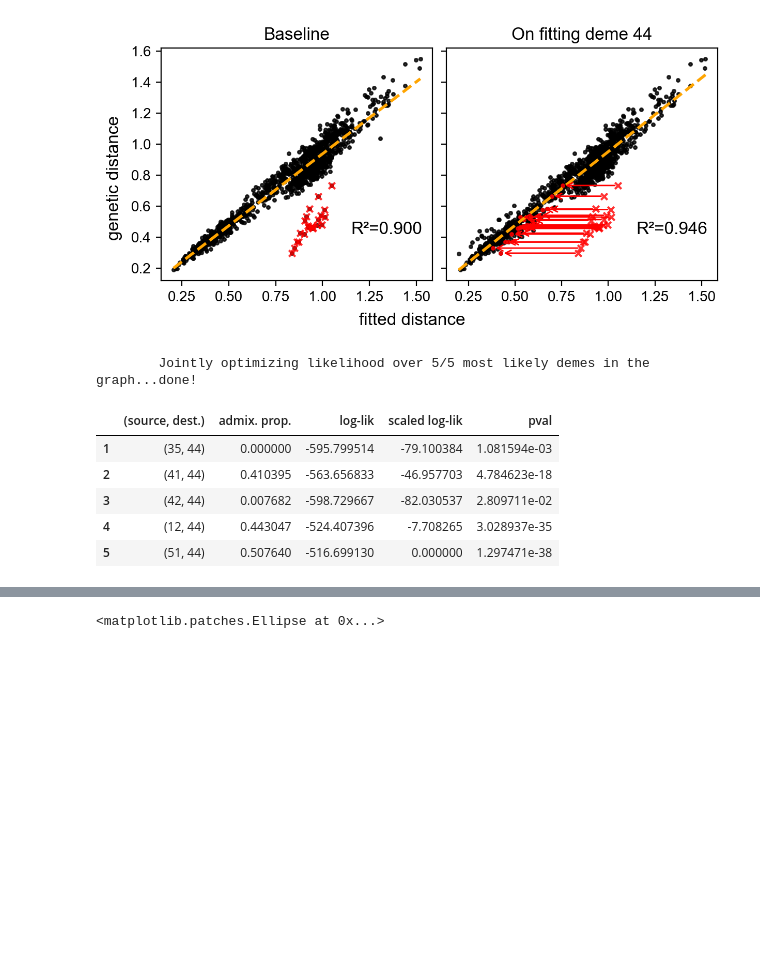
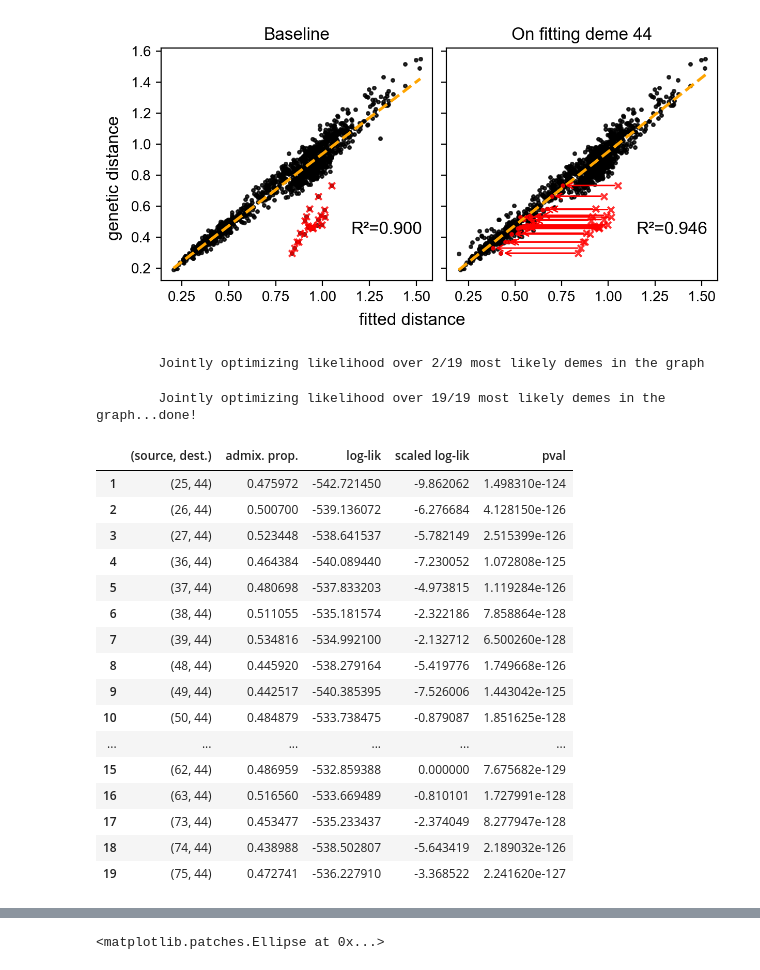
Before and after one commit to NovembreLab/feems, a Jupyter notebook: docs/notebooks/est-long-range.ipynb, the cells around one changed output, grey strips where cells are left out. Drawn from its saved outputs; the diff is of its cells as text; code cells hidden in the pictures; blank space fills up the shorter version.

```diff
--- a/docs/notebooks/est-long-range.ipynb
+++ b/docs/notebooks/est-long-range.ipynb
@@ -534,11 +523,11 @@ graph_def, coord_def, grid_def, edge_def = setup_graph(n_rows=8, n_columns=12, c
 # sims = Parallel(n_jobs=16)(delayed(sim_var_alternate)(1000,0.5) for _ in range(16))
 # top = obj.extract_outliers(0.25)
 
-# with open('/Users/vivaswatshastry/Google Drive/Other computers/My Mac mini/Documents/feemsResults/results/admixture/dense_samp_sims.pkl', 'rb') as fp:
+# with open('/Users/vivaswatshastry/Google Drive/Other computers/My Mac mini/Documents/feemsResults/results/admixture/sparse_samp_sims.pkl', 'rb') as fp:
 #     sims = pickle.load(fp)
 # results = pd.read_csv("/Users/vivaswatshastry/Google Drive/Other computers/My Mac mini/Documents/feemsResults/results/admixture/sparse_samp.csv", index_col=0)
 
-rep = 6
+# rep = 6
 # coord = coord_def[list(range(np.sum(ss[:51])//2))+list(range(np.sum(ss[:52])//2,np.sum(ss)//2)),:]
 # gen_test = sims25[rep][0][list(range(np.sum(ss[:51])//2))+list(range(np.sum(ss[:52])//2,np.sum(ss)//2)),:]
 # coord = sims[rep][3][list(range(np.sum(sims[rep][1][:51])//2))+list(range(np.sum(sims[rep][1][:52])//2,np.sum(sims[rep][1])//2)),:]
@@ -546,8 +535,8 @@ rep = 6
 # gen_test = np.delete(gen_test,np.where(gen_test.sum(axis=0)==0)[0],1)
 # gen_test = np.delete(gen_test,np.where(gen_test.sum(axis=0)==2*gen_test.shape[0])[0],1)
 
-sp_graph = SpatialGraph(sims[rep][0], coord_def, grid_def, edge_def)
-sp_graph.fit(lamb=.3,optimize_q='n-dim',lamb_q=1., verbose=False);
+# sp_graph = SpatialGraph(gen_test, coord, grid_def, edge_def)
+# sp_graph.fit(lamb=.3,optimize_q='n-dim',lamb_q=1., verbose=False);
 
 # obj = Objective(sp_graph); obj.inv(); obj.grad(reg=False)
 
@@ -563,6 +552,6 @@ sp_graph.fit(lamb=.3,optimize_q='n-dim',lamb_q=1., verbose=False);
 # v.draw_edges(use_weights=True); v.draw_edge_colorbar(); v.draw_obs_nodes()
 # top = sp_graph.extract_outliers(0.25)
 # sp_graph.extract_outliers(fdr=0.2)
-df = sp_graph.calc_contour(destid=44,exclude_boundary=False)
-# df.iloc[45:60]
+# df = sp_graph.calc_contour(destid=44,exclude_boundary=False)
+df.iloc[45:60]
 # %% [output]
@@ -1349,31 +1382,44 @@ plot_FEEMSmix_result(seq_results, dpi=200, figsize=(6,3))
 # %% [output]
 [figure]
 # %%
-joint_df = sp_graph.calc_joint_contour(destid=44,search_area='custom',opts=[12,35,41,42,51],lamb=.2,lamb_q=1.,exclude_boundary=False)
+joint_df = sp_graph.calc_joint_contour(destid=44,search_area='radius',sourceid=50,opts=1,lamb=2.,lamb_q=1.,exclude_boundary=False)
 joint_df
+# sp_graph.fit(lamb=2., optimize_q='n-dim', lamb_q=1., long_range_edges=[(39,44)], option='onlyc', verbose=False)
 # obj = Objective(sp_graph); obj.inv(); obj.grad(reg=False); obj.Lpinv = sp.linalg.pinvh(sp_graph.L.todense())
 # sp.optimize.minimize(obj.eems_neg_log_lik, x0=np.random.random(), args={'edge':[(51,44)],'mode':'compute'},method='L-BFGS-B')
 # obj.sp_graph.c = 0.5
 # x0 = np.r_[np.log(obj.sp_graph.w), np.log(obj.sp_graph.s2)]
 # obj.alpha=1/sp_graph.w.mean(); obj.alpha_q=1/sp_graph.s2.mean(); obj.lamb=0.2; obj.lamb_q=1.
 # sp.optimize.fmin_l_bfgs_b(
 #             func=loss_wrapper,
 #             x0=x0,
 #             args=[obj],
 #             factr=1e7,
 #             m=10,
 #             maxls=50,
 #             maxiter=100,
 #             approx_grad=False,
 #         )
 # %% [output]
-        Jointly optimizing likelihood over 5/5 most likely demes in the graph...done!
+        Jointly optimizing likelihood over 2/19 most likely demes in the graph
+        Jointly optimizing likelihood over 19/19 most likely demes in the graph...done!
 |  | (source, dest.) | admix. prop. | log-lik | scaled log-lik | pval |
-| 1 | (35, 44) | 0.000000 | -595.799514 | -79.100384 | 1.081594e-03 |
-| 2 | (41, 44) | 0.410395 | -563.656833 | -46.957703 | 4.784623e-18 |
-| 3 | (42, 44) | 0.007682 | -598.729667 | -82.030537 | 2.809711e-02 |
-| 4 | (12, 44) | 0.443047 | -524.407396 | -7.708265 | 3.028937e-35 |
-| 5 | (51, 44) | 0.507640 | -516.699130 | 0.000000 | 1.297471e-38 |
+| 1 | (25, 44) | 0.475972 | -542.721450 | -9.862062 | 1.498310e-124 |
+| 2 | (26, 44) | 0.500700 | -539.136072 | -6.276684 | 4.128150e-126 |
+| 3 | (27, 44) | 0.523448 | -538.641537 | -5.782149 | 2.515399e-126 |
+| 4 | (36, 44) | 0.464384 | -540.089440 | -7.230052 | 1.072808e-125 |
+| 5 | (37, 44) | 0.480698 | -537.833203 | -4.973815 | 1.119284e-126 |
+| 6 | (38, 44) | 0.511055 | -535.181574 | -2.322186 | 7.858864e-128 |
+| 7 | (39, 44) | 0.534816 | -534.992100 | -2.132712 | 6.500260e-128 |
+| 8 | (48, 44) | 0.445920 | -538.279164 | -5.419776 | 1.749668e-126 |
+| 9 | (49, 44) | 0.442517 | -540.385395 | -7.526006 | 1.443042e-125 |
+| 10 | (50, 44) | 0.484879 | -533.738475 | -0.879087 | 1.851625e-128 |
+| ... | ... | ... | ... | ... | ... |
+| 15 | (62, 44) | 0.486959 | -532.859388 | 0.000000 | 7.675682e-129 |
+| 16 | (63, 44) | 0.516560 | -533.669489 | -0.810101 | 1.727991e-128 |
+| 17 | (73, 44) | 0.453477 | -535.233437 | -2.374049 | 8.277947e-128 |
+| 18 | (74, 44) | 0.438988 | -538.502807 | -5.643419 | 2.189032e-126 |
+| 19 | (75, 44) | 0.472741 | -536.227910 | -3.368522 | 2.241620e-127 |
 # %%
 # sp_graph.fit(lamb=3.,lamb_q=1.,optimize_q='n-dim',option='default')
 # obj = Objective(sp_graph)
```
Also changed, not shown: parts of 7 cells of this notebook, 4 other files.
